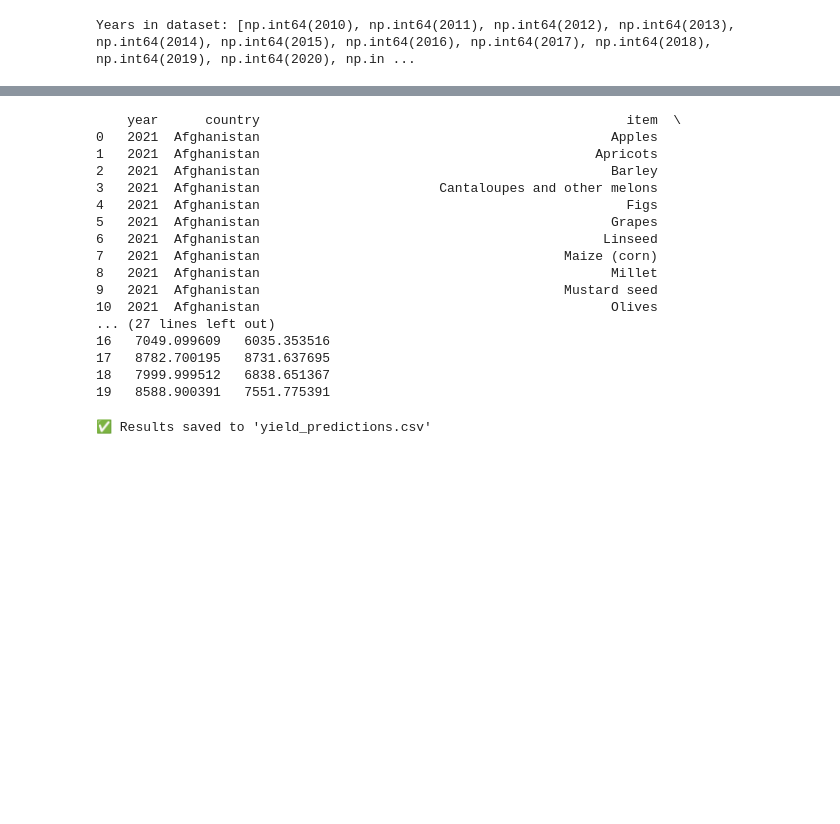
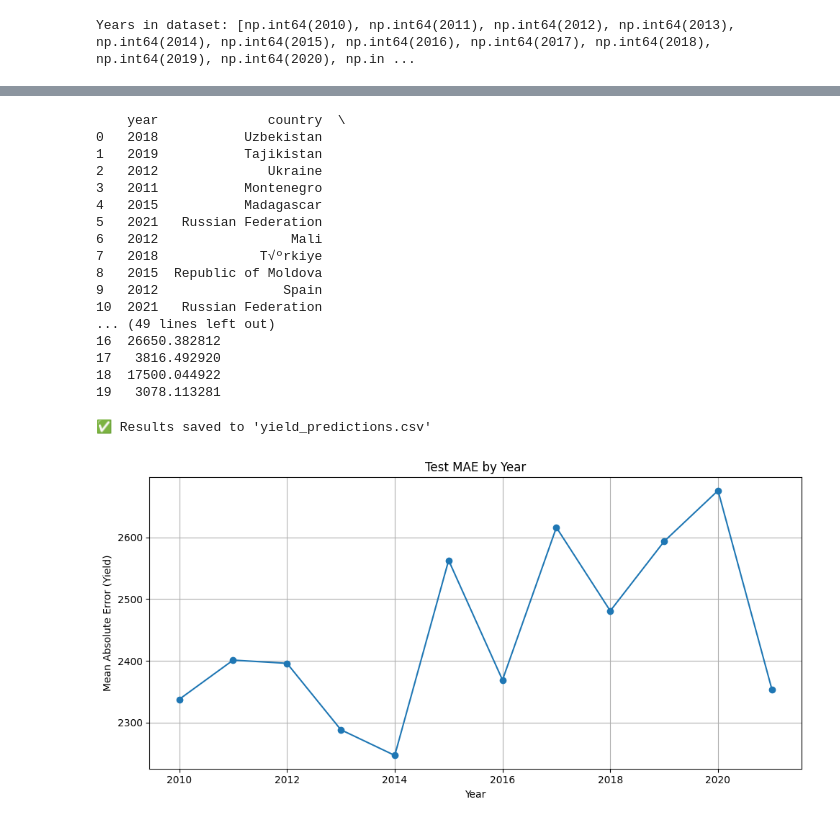
Before and after one commit to sulaimanhayek/MachineLearning, a Jupyter notebook: Final_Assignment/testing factory/second_new_test.ipynb, the cells around one changed output, grey strips where cells are left out. Saved outputs shown, nothing was run; the diff lists cells and outputs as text; code cells hidden in the pictures; blank space fills up the shorter version.

```diff
--- a/Final_Assignment/testing factory/second_new_test.ipynb
+++ b/Final_Assignment/testing factory/second_new_test.ipynb
@@ -201,34 +246,61 @@ plt.show()
 # %%
 df['year'] = pd.to_numeric(df['year'], errors='coerce').fillna(0).astype(int)
 # %%
-# Attach predictions and actuals to test_df
+# 1. Recover the item name from one-hot columns
+item_cols = [col for col in test_df.columns if col.startswith('item_')]
+test_df['item'] = test_df[item_cols].idxmax(axis=1).str.replace('item_', '')
+
+# 2. Restore predictions and ground truth
 test_df['yield_true'] = y_true_rescaled
 test_df['yield_pred'] = y_pred_rescaled
 
-# Select key columns for review
+# 3. Select clean columns for display
 results_table = test_df[['year_raw', 'country', 'item', 'yield_true', 'yield_pred']]
 results_table = results_table.rename(columns={'year_raw': 'year'})
+
+# 4. Preview the output
 print(results_table.head(20))
 # %% [output]
-    year      country                                               item  \
-0   2021  Afghanistan                                             Apples
-1   2021  Afghanistan                                           Apricots
-2   2021  Afghanistan                                             Barley
-3   2021  Afghanistan                       Cantaloupes and other melons
-4   2021  Afghanistan                                               Figs
-5   2021  Afghanistan                                             Grapes
-6   2021  Afghanistan                                            Linseed
-7   2021  Afghanistan                                       Maize (corn)
-8   2021  Afghanistan                                             Millet
-9   2021  Afghanistan                                       Mustard seed
-10  2021  Afghanistan                                             Olives
-... (27 lines left out)
-16   7049.099609   6035.353516
-17   8782.700195   8731.637695
-18   7999.999512   6838.651367
-19   8588.900391   7551.775391
+    year              country  \
+0   2018           Uzbekistan
+1   2019           Tajikistan
+2   2012              Ukraine
+3   2011           Montenegro
+4   2015           Madagascar
+5   2021   Russian Federation
+6   2012                 Mali
+7   2018             T√ºrkiye
+8   2015  Republic of Moldova
+9   2012                Spain
+10  2021   Russian Federation
+... (49 lines left out)
+16  26650.382812
+17   3816.492920
+18  17500.044922
+19   3078.113281
 # %%
 results_table.to_csv("yield_predictions.csv", index=False)
 print("✅ Results saved to 'yield_predictions.csv'")
 # %% [output]
 ✅ Results saved to 'yield_predictions.csv'
+# %%
+from sklearn.metrics import mean_absolute_error
+import pandas as pd
+
+# Group and compute MAE per year
+year_mae = test_df.groupby('year_raw').apply(
+    lambda x: mean_absolute_error(x['yield_true'], x['yield_pred'])
+).reset_index(name='mae')
+# %%
+import matplotlib.pyplot as plt
+
+plt.figure(figsize=(10, 5))
+plt.plot(year_mae['year_raw'], year_mae['mae'], marker='o', linestyle='-')
+plt.title("Test MAE by Year")
+plt.xlabel("Year")
+plt.ylabel("Mean Absolute Error (Yield)")
+plt.grid(True)
+plt.tight_layout()
+plt.show()
+# %% [output]
+[figure, added]
```
Also changed, not shown: parts of 9 cells of this notebook, 4 other files.
